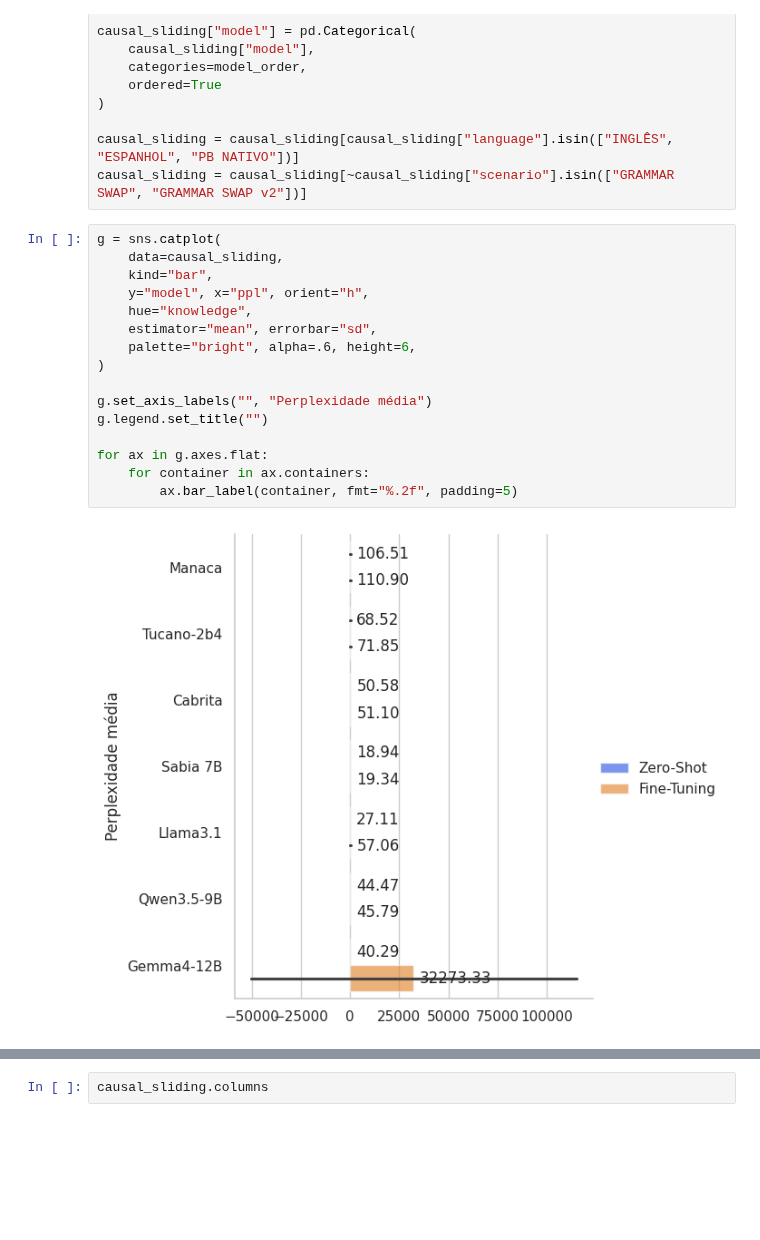
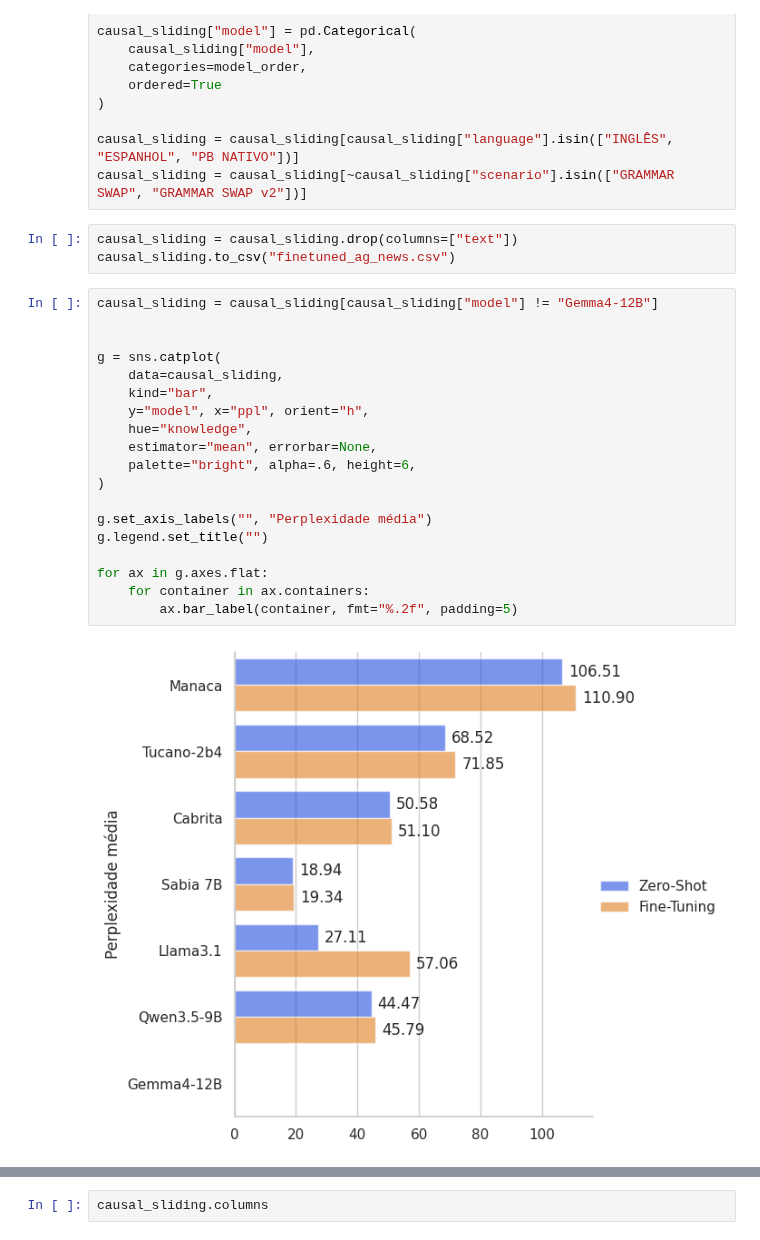
Before and after one commit to matheusprv/monolingual_and_multilingual, a Jupyter notebook: results_analysis_zero_shot_fine_tuning/analysis.ipynb, the cells around one changed output, grey strips where cells are left out. Cells and saved outputs as stored; diff of their text form; blank space fills up the shorter version.

```diff
--- a/results_analysis_zero_shot_fine_tuning/analysis.ipynb
+++ b/results_analysis_zero_shot_fine_tuning/analysis.ipynb
@@ -52,24 +52,30 @@ causal_sliding["model"] = pd.Categorical(
 
 causal_sliding = causal_sliding[causal_sliding["language"].isin(["INGLÊS", "ESPANHOL", "PB NATIVO"])]
 causal_sliding = causal_sliding[~causal_sliding["scenario"].isin(["GRAMMAR SWAP", "GRAMMAR SWAP v2"])]
+# %%
+causal_sliding = causal_sliding.drop(columns=["text"])
+causal_sliding.to_csv("finetuned_ag_news.csv")
 # %%
+causal_sliding = causal_sliding[causal_sliding["model"] != "Gemma4-12B"]
+
+
 g = sns.catplot(
     data=causal_sliding,
     kind="bar",
     y="model", x="ppl", orient="h",
     hue="knowledge",
-    estimator="mean", errorbar="sd",
+    estimator="mean", errorbar=None,
     palette="bright", alpha=.6, height=6,
 )
 
 g.set_axis_labels("", "Perplexidade média")
 g.legend.set_title("")
 
 for ax in g.axes.flat:
     for container in ax.containers:
         ax.bar_label(container, fmt="%.2f", padding=5)
 # %% [output]
-[figure, old version]
+[figure, new version]
 # %%
 g = sns.catplot(
     data=causal_sliding,
```
Also changed, not shown: parts of 3 cells of this notebook, 59 other files.
